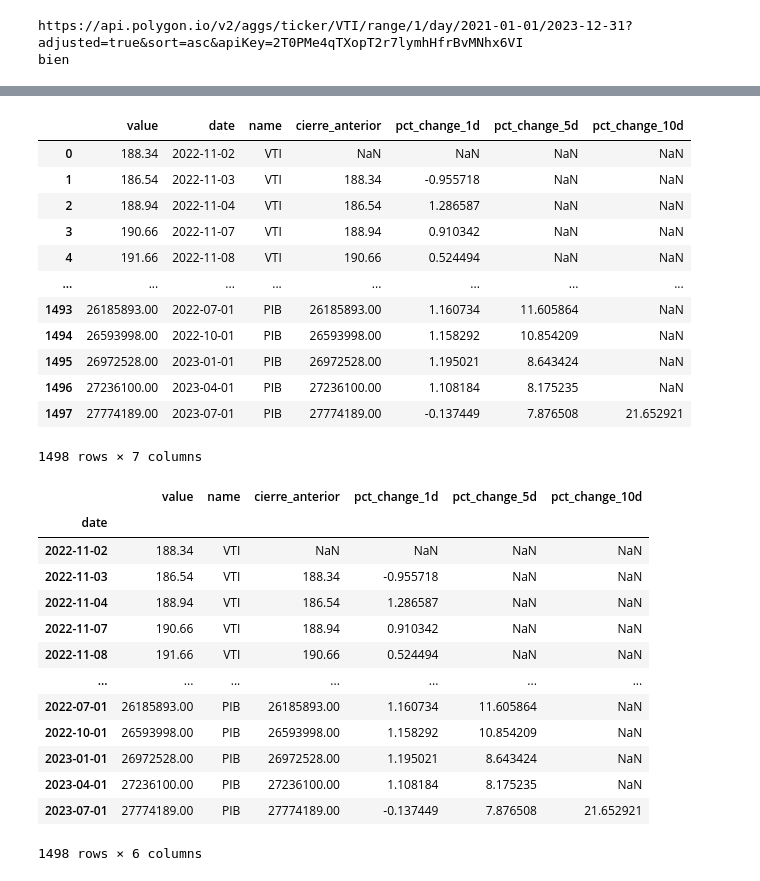
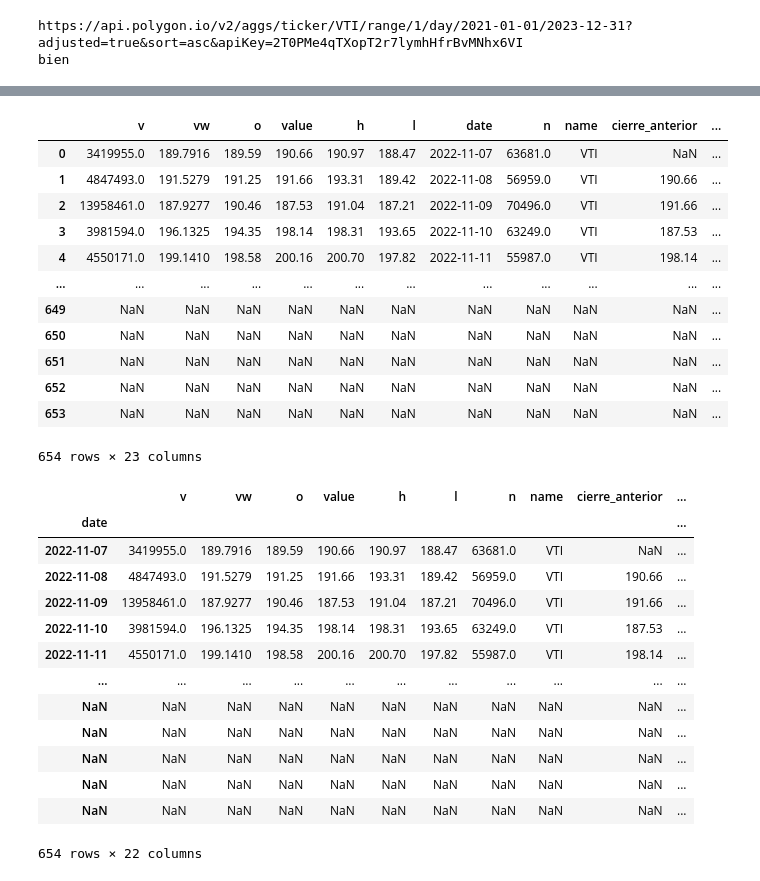
Before and after one commit to diegomacaya/proyecto_DataScience_DMS, a Jupyter notebook: src/explore copy.ipynb, the cells around one changed output, grey strips where cells are left out. Saved outputs shown, nothing was run; the diff lists cells and outputs as text; code cells hidden in the pictures.

```diff
--- a/src/explore copy.ipynb
+++ b/src/explore copy.ipynb
@@ -559,40 +559,40 @@ guardar_csv(activos,"../data/processed/activos.csv")
 activos = activos.rename(columns = {'c' : 'value'})
 activos = activos.rename(columns = {'t' : 'date'})
 # %%
-total_data = pd.concat([activos, df_total_indicadores], ignore_index=True)
+total_data = pd.concat([activos, df_indicadores_D], ignore_index=True)
 total_data
 # %% [output]
-|  | value | date | name | cierre_anterior | pct_change_1d | pct_change_5d | pct_change_10d |
-| 0 | 188.34 | 2022-11-02 | VTI | NaN | NaN | NaN | NaN |
-| 1 | 186.54 | 2022-11-03 | VTI | 188.34 | -0.955718 | NaN | NaN |
-| 2 | 188.94 | 2022-11-04 | VTI | 186.54 | 1.286587 | NaN | NaN |
-| 3 | 190.66 | 2022-11-07 | VTI | 188.94 | 0.910342 | NaN | NaN |
-| 4 | 191.66 | 2022-11-08 | VTI | 190.66 | 0.524494 | NaN | NaN |
-| ... | ... | ... | ... | ... | ... | ... | ... |
-| 1493 | 26185893.00 | 2022-07-01 | PIB | 26185893.00 | 1.160734 | 11.605864 | NaN |
-| 1494 | 26593998.00 | 2022-10-01 | PIB | 26593998.00 | 1.158292 | 10.854209 | NaN |
-| 1495 | 26972528.00 | 2023-01-01 | PIB | 26972528.00 | 1.195021 | 8.643424 | NaN |
-| 1496 | 27236100.00 | 2023-04-01 | PIB | 27236100.00 | 1.108184 | 8.175235 | NaN |
-| 1497 | 27774189.00 | 2023-07-01 | PIB | 27774189.00 | -0.137449 | 7.876508 | 21.652921 |
+|  | v | vw | o | value | h | l | date | n | name | cierre_anterior | ... |
+| 0 | 3419955.0 | 189.7916 | 189.59 | 190.66 | 190.97 | 188.47 | 2022-11-07 | 63681.0 | VTI | NaN | ... |
+| 1 | 4847493.0 | 191.5279 | 191.25 | 191.66 | 193.31 | 189.42 | 2022-11-08 | 56959.0 | VTI | 190.66 | ... |
+| 2 | 13958461.0 | 187.9277 | 190.46 | 187.53 | 191.04 | 187.21 | 2022-11-09 | 70496.0 | VTI | 191.66 | ... |
+| 3 | 3981594.0 | 196.1325 | 194.35 | 198.14 | 198.31 | 193.65 | 2022-11-10 | 63249.0 | VTI | 187.53 | ... |
+| 4 | 4550171.0 | 199.1410 | 198.58 | 200.16 | 200.70 | 197.82 | 2022-11-11 | 55987.0 | VTI | 198.14 | ... |
+| ... | ... | ... | ... | ... | ... | ... | ... | ... | ... | ... | ... |
+| 649 | NaN | NaN | NaN | NaN | NaN | NaN | NaN | NaN | NaN | NaN | ... |
+| 650 | NaN | NaN | NaN | NaN | NaN | NaN | NaN | NaN | NaN | NaN | ... |
+| 651 | NaN | NaN | NaN | NaN | NaN | NaN | NaN | NaN | NaN | NaN | ... |
+| 652 | NaN | NaN | NaN | NaN | NaN | NaN | NaN | NaN | NaN | NaN | ... |
+| 653 | NaN | NaN | NaN | NaN | NaN | NaN | NaN | NaN | NaN | NaN | ... |
-1498 rows × 7 columns
+654 rows × 23 columns
 # %%
 total_data = total_data.set_index("date")
 
 total_data
 # %% [output]
-|  | value | name | cierre_anterior | pct_change_1d | pct_change_5d | pct_change_10d |
-| date |  |  |  |  |  |  |
-| 2022-11-02 | 188.34 | VTI | NaN | NaN | NaN | NaN |
-| 2022-11-03 | 186.54 | VTI | 188.34 | -0.955718 | NaN | NaN |
-| 2022-11-04 | 188.94 | VTI | 186.54 | 1.286587 | NaN | NaN |
-| 2022-11-07 | 190.66 | VTI | 188.94 | 0.910342 | NaN | NaN |
-| 2022-11-08 | 191.66 | VTI | 190.66 | 0.524494 | NaN | NaN |
-| ... | ... | ... | ... | ... | ... | ... |
-| 2022-07-01 | 26185893.00 | PIB | 26185893.00 | 1.160734 | 11.605864 | NaN |
-| 2022-10-01 | 26593998.00 | PIB | 26593998.00 | 1.158292 | 10.854209 | NaN |
-| 2023-01-01 | 26972528.00 | PIB | 26972528.00 | 1.195021 | 8.643424 | NaN |
-| 2023-04-01 | 27236100.00 | PIB | 27236100.00 | 1.108184 | 8.175235 | NaN |
-| 2023-07-01 | 27774189.00 | PIB | 27774189.00 | -0.137449 | 7.876508 | 21.652921 |
+|  | v | vw | o | value | h | l | n | name | cierre_anterior | ... |
+| date |  |  |  |  |  |  |  |  |  | ... |
+| 2022-11-07 | 3419955.0 | 189.7916 | 189.59 | 190.66 | 190.97 | 188.47 | 63681.0 | VTI | NaN | ... |
+| 2022-11-08 | 4847493.0 | 191.5279 | 191.25 | 191.66 | 193.31 | 189.42 | 56959.0 | VTI | 190.66 | ... |
+| 2022-11-09 | 13958461.0 | 187.9277 | 190.46 | 187.53 | 191.04 | 187.21 | 70496.0 | VTI | 191.66 | ... |
+| 2022-11-10 | 3981594.0 | 196.1325 | 194.35 | 198.14 | 198.31 | 193.65 | 63249.0 | VTI | 187.53 | ... |
+| 2022-11-11 | 4550171.0 | 199.1410 | 198.58 | 200.16 | 200.70 | 197.82 | 55987.0 | VTI | 198.14 | ... |
+| ... | ... | ... | ... | ... | ... | ... | ... | ... | ... | ... |
+| NaN | NaN | NaN | NaN | NaN | NaN | NaN | NaN | NaN | NaN | ... |
+| NaN | NaN | NaN | NaN | NaN | NaN | NaN | NaN | NaN | NaN | ... |
+| NaN | NaN | NaN | NaN | NaN | NaN | NaN | NaN | NaN | NaN | ... |
+| NaN | NaN | NaN | NaN | NaN | NaN | NaN | NaN | NaN | NaN | ... |
+| NaN | NaN | NaN | NaN | NaN | NaN | NaN | NaN | NaN | NaN | ... |
-1498 rows × 6 columns
+654 rows × 22 columns
 # %%
 guardar_csv(total_data,"../data/processed/total_data.csv")
```
Also changed, not shown: parts of 3 cells of this notebook, 2 other files.
